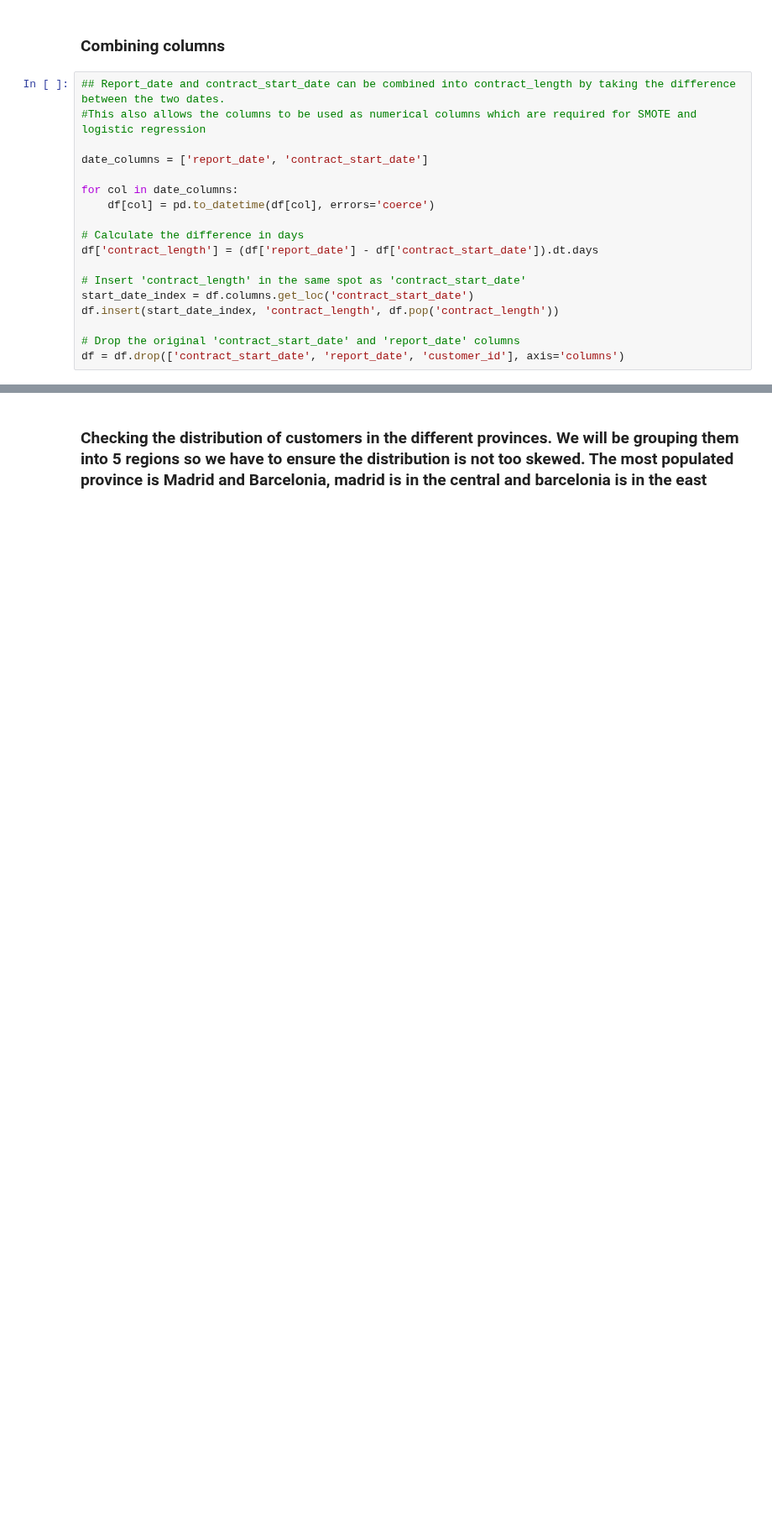
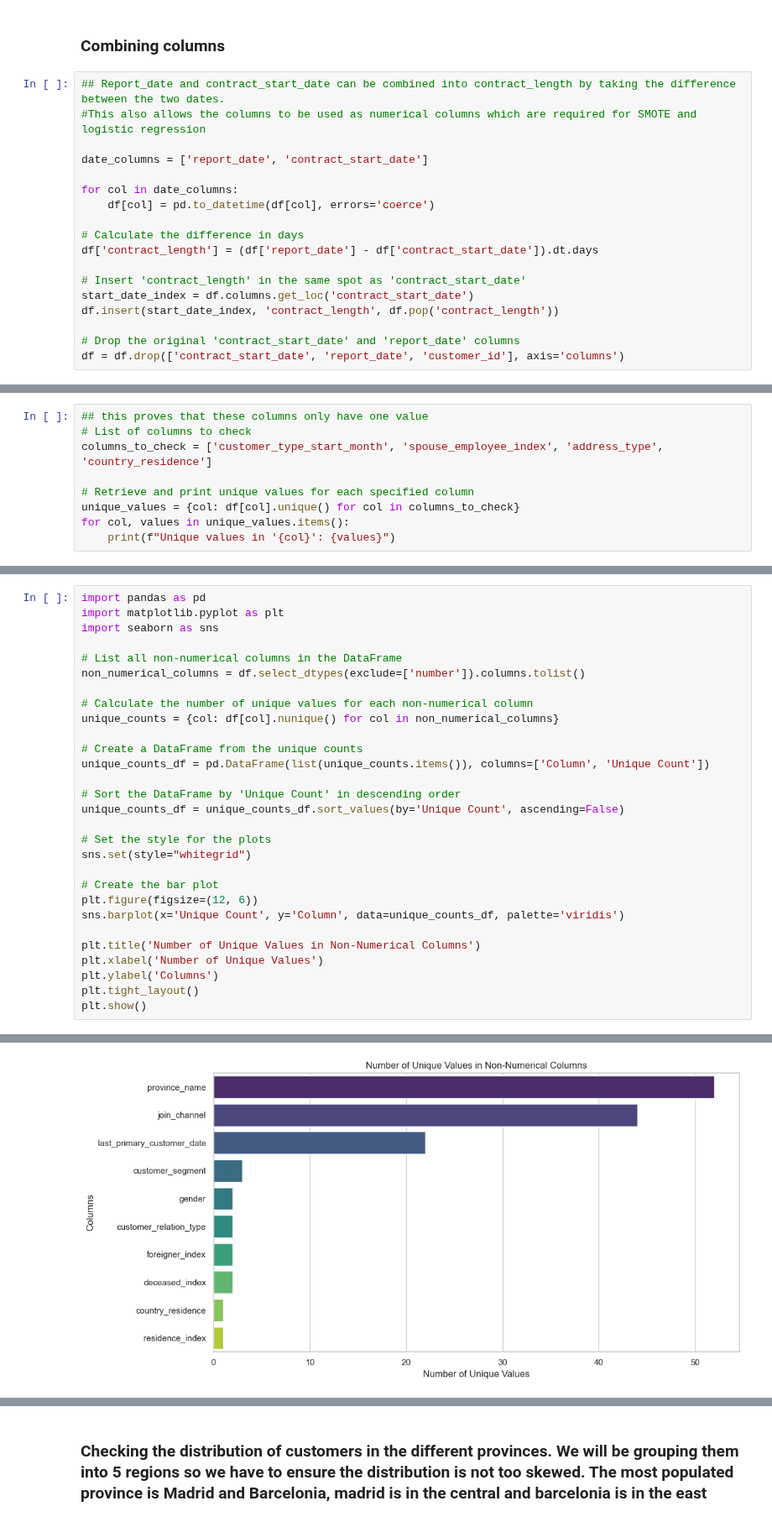
Before and after one commit to ChinSekYi/OpenAYEye, a Jupyter notebook: notebook/reco_system/santender_cleaning.ipynb, the cells around one changed output, grey strips where cells are left out. Shown at 84% size. Cells and saved outputs as stored; diff of their text form; blank space fills up the shorter version.

```diff
--- a/notebook/reco_system/santender_cleaning.ipynb
+++ b/notebook/reco_system/santender_cleaning.ipynb
@@ -341,0 +395,9 @@ df = df.drop(['contract_start_date', 'report_date', 'customer_id'], axis='column
+# %%
+## this proves that these columns only have one value
+# List of columns to check
+columns_to_check = ['customer_type_start_month', 'spouse_employee_index', 'address_type', 'country_residence']
+
+# Retrieve and print unique values for each specified column
+unique_values = {col: df[col].unique() for col in columns_to_check}
+for col, values in unique_values.items():
+    print(f"Unique values in '{col}': {values}")
@@ -341,0 +411,30 @@ df = df.drop(['contract_start_date', 'report_date', 'customer_id'], axis='column
+# %%
+import pandas as pd
+import matplotlib.pyplot as plt
+import seaborn as sns
+
+# List all non-numerical columns in the DataFrame
+non_numerical_columns = df.select_dtypes(exclude=['number']).columns.tolist()
+
+# Calculate the number of unique values for each non-numerical column
+unique_counts = {col: df[col].nunique() for col in non_numerical_columns}
+
+# Create a DataFrame from the unique counts
+unique_counts_df = pd.DataFrame(list(unique_counts.items()), columns=['Column', 'Unique Count'])
+
+# Sort the DataFrame by 'Unique Count' in descending order
+unique_counts_df = unique_counts_df.sort_values(by='Unique Count', ascending=False)
+
+# Set the style for the plots
+sns.set(style="whitegrid")
+
+# Create the bar plot
+plt.figure(figsize=(12, 6))
+sns.barplot(x='Unique Count', y='Column', data=unique_counts_df, palette='viridis')
+
+plt.title('Number of Unique Values in Non-Numerical Columns')
+plt.xlabel('Number of Unique Values')
+plt.ylabel('Columns')
+plt.tight_layout()
+plt.show()
+# %% [output]
@@ -341,0 +444 @@ df = df.drop(['contract_start_date', 'report_date', 'customer_id'], axis='column
+[figure, added]
```
Also changed, not shown: parts of 34 cells of this notebook, 2 other files.
